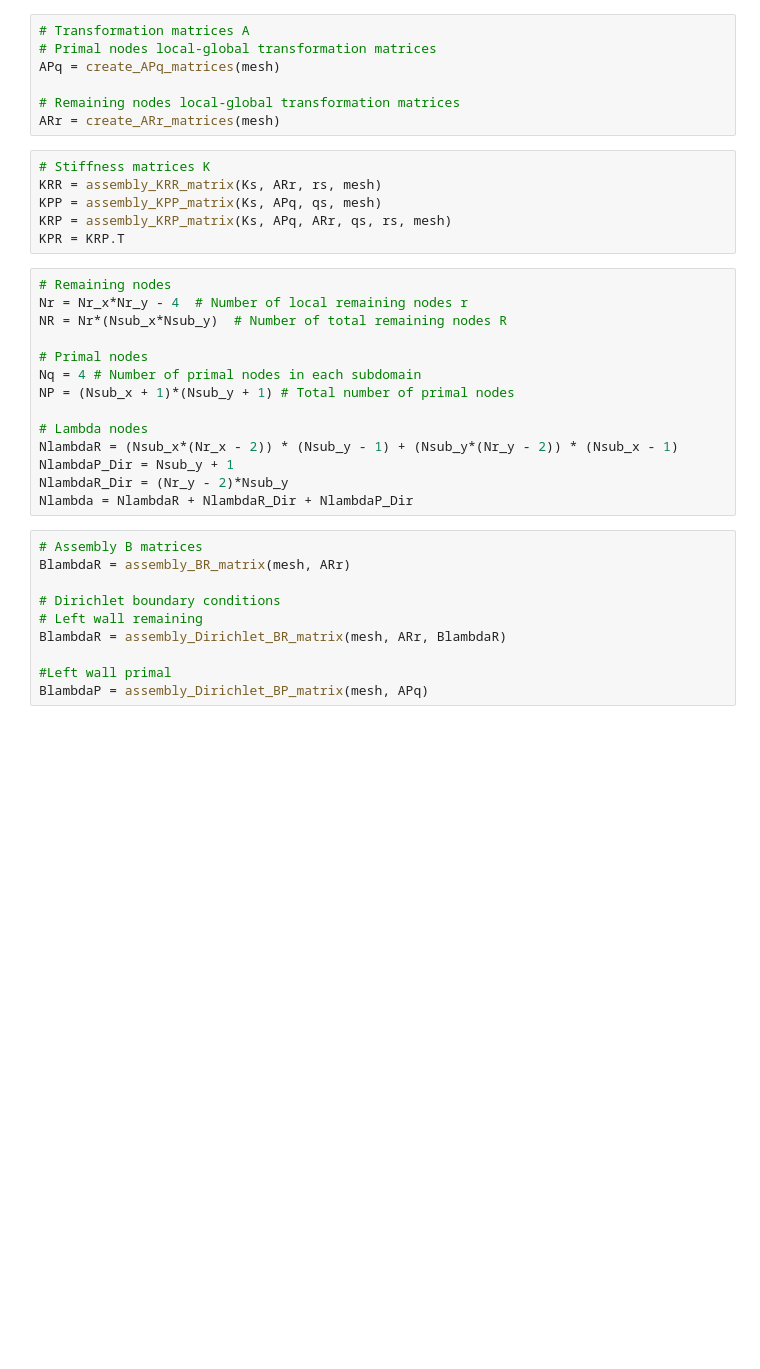
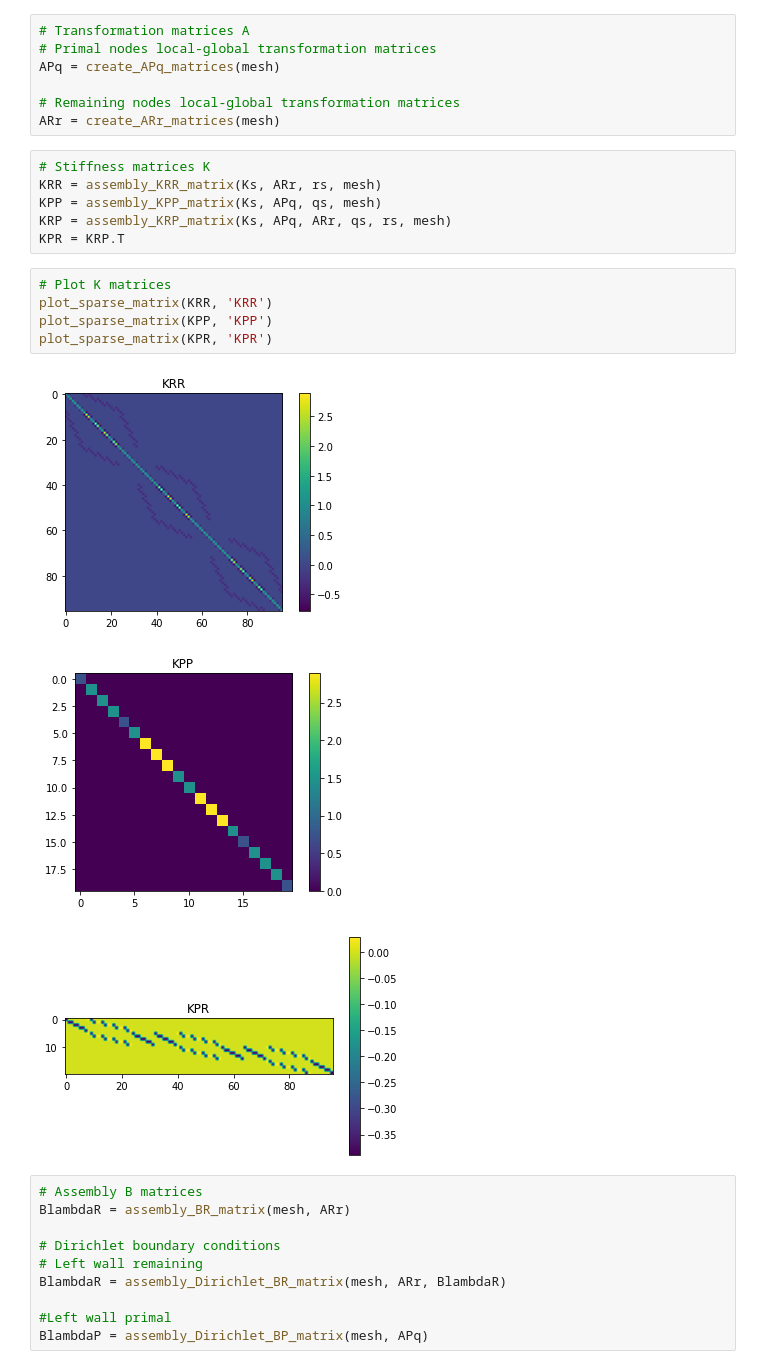
Before and after one commit to pauromeu/feti-dp-sp1, a Jupyter notebook: code/serial/main.ipynb, the cells around one changed output. Saved outputs shown, nothing was run; the diff lists cells and outputs as text; blank space fills up the shorter version.

Commit message:
add matrices plot

```diff
--- a/code/serial/main.ipynb
+++ b/code/serial/main.ipynb
@@ -48,20 +48,15 @@ KRR = assembly_KRR_matrix(Ks, ARr, rs, mesh)
 KPP = assembly_KPP_matrix(Ks, APq, qs, mesh)
 KRP = assembly_KRP_matrix(Ks, APq, ARr, qs, rs, mesh)
 KPR = KRP.T
-# %%
-# Remaining nodes
-Nr = Nr_x*Nr_y - 4  # Number of local remaining nodes r
-NR = Nr*(Nsub_x*Nsub_y)  # Number of total remaining nodes R
-
-# Primal nodes
-Nq = 4 # Number of primal nodes in each subdomain
-NP = (Nsub_x + 1)*(Nsub_y + 1) # Total number of primal nodes
-
-# Lambda nodes
-NlambdaR = (Nsub_x*(Nr_x - 2)) * (Nsub_y - 1) + (Nsub_y*(Nr_y - 2)) * (Nsub_x - 1)
-NlambdaP_Dir = Nsub_y + 1
-NlambdaR_Dir = (Nr_y - 2)*Nsub_y
-Nlambda = NlambdaR + NlambdaR_Dir + NlambdaP_Dir
+# %%
+# Plot K matrices
+plot_sparse_matrix(KRR, 'KRR')
+plot_sparse_matrix(KPP, 'KPP')
+plot_sparse_matrix(KPR, 'KPR')
+# %% [output]
+[figure, added]
+[figure, added]
+[figure, added]
 # %%
 # Assembly B matrices
 BlambdaR = assembly_BR_matrix(mesh, ARr)
```
Also changed, not shown: parts of 2 cells of this notebook.
